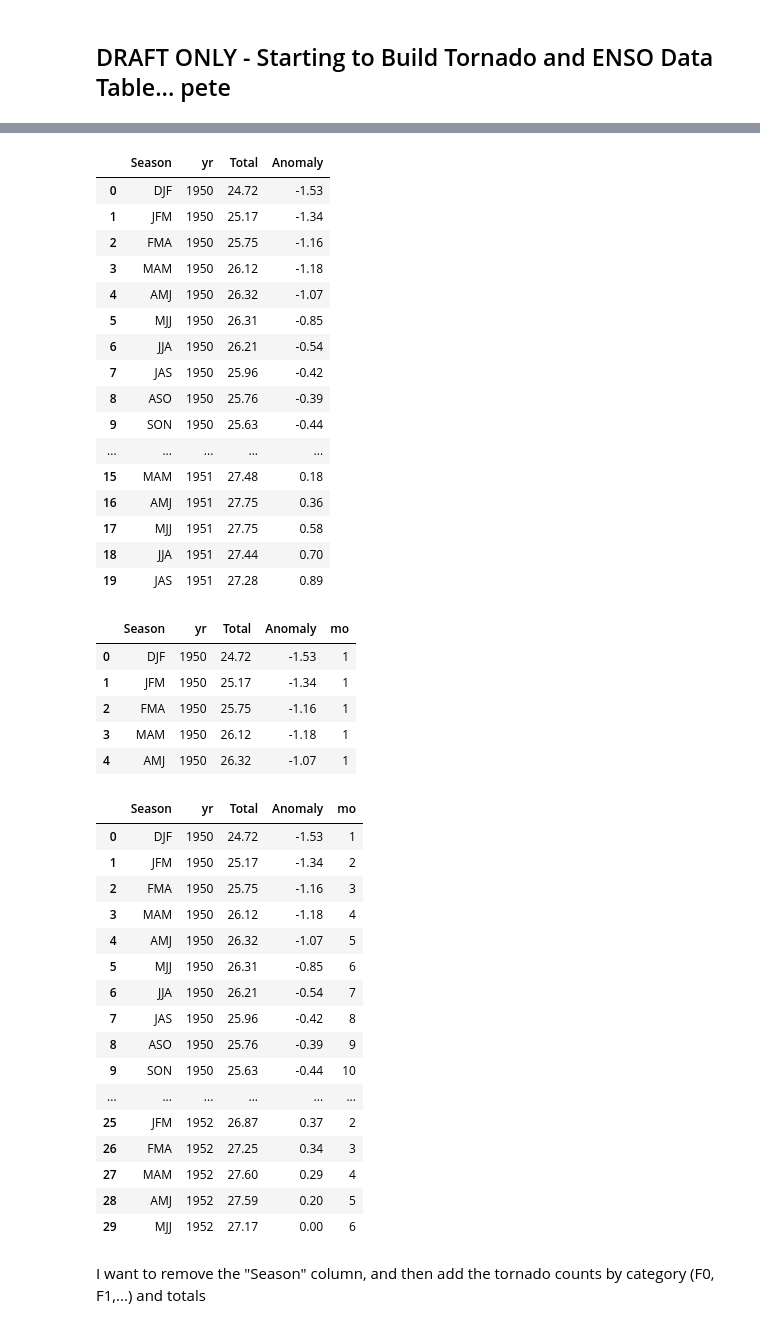
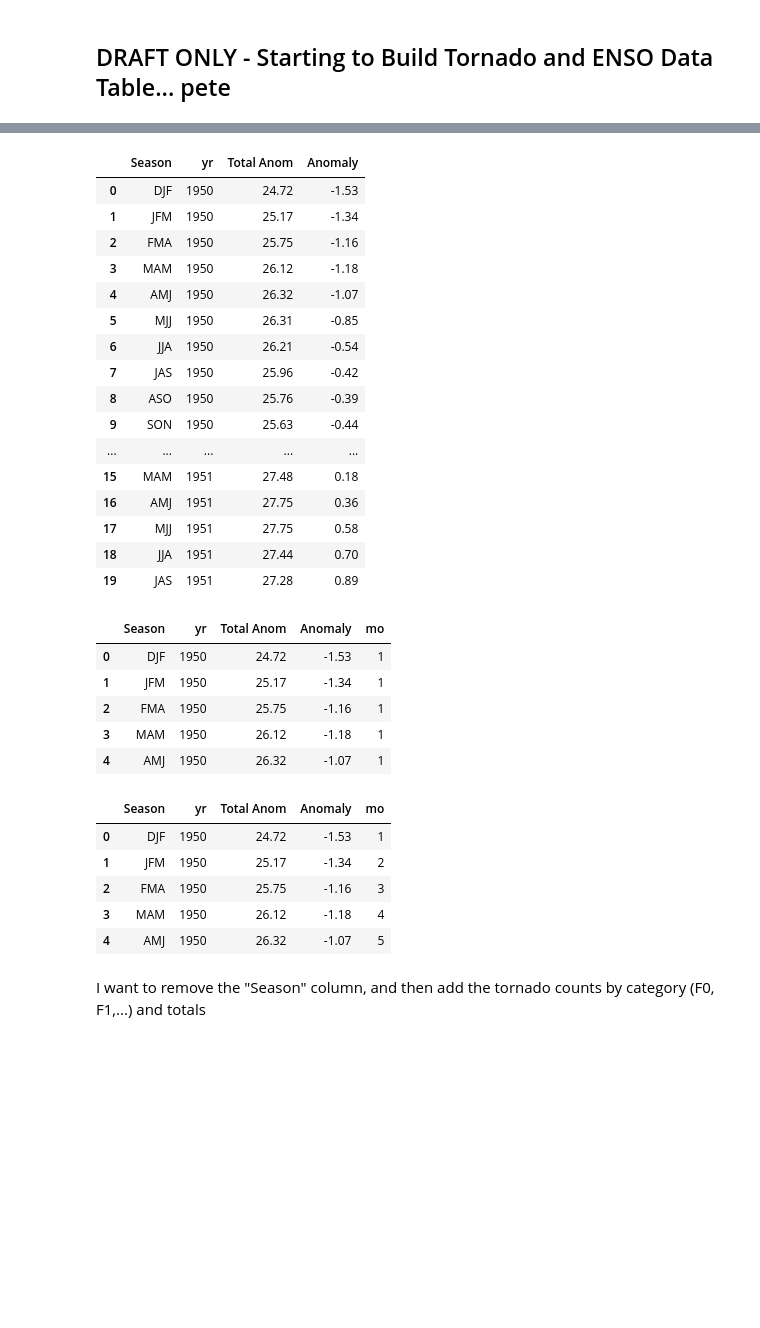
Before and after one commit to pjbroll/interim_3, a Jupyter notebook: tornado_enso.ipynb, the cells around one changed output, grey strips where cells are left out. Saved outputs shown, nothing was run; the diff lists cells and outputs as text; code cells hidden in the pictures; blank space fills up the shorter version.

```diff
--- a/tornado_enso.ipynb
+++ b/tornado_enso.ipynb
@@ -132,7 +159,7 @@ enso = "oni_enso.csv"
 enso_data = pd.read_csv(enso, delimiter=",")
 # %%
 #Rename columns
-enso_data = enso_data.rename(columns={"SEAS":"Season","YR":"yr","TOTAL":"Total","ANOM":"Anomaly"
+enso_data = enso_data.rename(columns={"SEAS":"Season","YR":"yr","TOTAL":"Total Anom","ANOM":"Anomaly"
                                      })
 
 enso_data.head()
@@ -147,7 +174,7 @@ enso_data.head()
 new_enso = enso_data.copy()
 new_enso.head(20)
 # %% [output]
-|  | Season | yr | Total | Anomaly |
+|  | Season | yr | Total Anom | Anomaly |
 | 0 | DJF | 1950 | 24.72 | -1.53 |
 | 1 | JFM | 1950 | 25.17 | -1.34 |
 | 2 | FMA | 1950 | 25.75 | -1.16 |
@@ -170,7 +197,7 @@ new_enso.head(20)
 new_enso["mo"] = new_enso.loc[new_enso.Season == "DJF", "mo"] = 1
 new_enso.head()
 # %% [output]
-|  | Season | yr | Total | Anomaly | mo |
+|  | Season | yr | Total Anom | Anomaly | mo |
 | 0 | DJF | 1950 | 24.72 | -1.53 | 1 |
 | 1 | JFM | 1950 | 25.17 | -1.34 | 1 |
 | 2 | FMA | 1950 | 25.75 | -1.16 | 1 |
@@ -179,35 +206,24 @@ new_enso.head()
 # %%
 new_enso.loc[new_enso['Season'].eq("DJF"), "mo"] = 1
 new_enso.loc[new_enso['Season'].eq("JFM"), "mo"] = 2
 new_enso.loc[new_enso['Season'].eq("FMA"), "mo"] = 3
 new_enso.loc[new_enso['Season'].eq("MAM"), "mo"] = 4
 new_enso.loc[new_enso['Season'].eq("AMJ"), "mo"] = 5
 new_enso.loc[new_enso['Season'].eq("MJJ"), "mo"] = 6
 new_enso.loc[new_enso['Season'].eq("JJA"), "mo"] = 7
 new_enso.loc[new_enso['Season'].eq("JAS"), "mo"] = 8
 new_enso.loc[new_enso['Season'].eq("ASO"), "mo"] = 9
 new_enso.loc[new_enso['Season'].eq("SON"), "mo"] = 10
 new_enso.loc[new_enso['Season'].eq("OND"), "mo"] = 11
 new_enso.loc[new_enso['Season'].eq("NDJ"), "mo"] = 12
-new_enso.head(30)
+new_enso.head()
 # %% [output]
-|  | Season | yr | Total | Anomaly | mo |
+|  | Season | yr | Total Anom | Anomaly | mo |
 | 0 | DJF | 1950 | 24.72 | -1.53 | 1 |
 | 1 | JFM | 1950 | 25.17 | -1.34 | 2 |
 | 2 | FMA | 1950 | 25.75 | -1.16 | 3 |
 | 3 | MAM | 1950 | 26.12 | -1.18 | 4 |
 | 4 | AMJ | 1950 | 26.32 | -1.07 | 5 |
-| 5 | MJJ | 1950 | 26.31 | -0.85 | 6 |
-| 6 | JJA | 1950 | 26.21 | -0.54 | 7 |
-| 7 | JAS | 1950 | 25.96 | -0.42 | 8 |
-| 8 | ASO | 1950 | 25.76 | -0.39 | 9 |
-| 9 | SON | 1950 | 25.63 | -0.44 | 10 |
-| ... | ... | ... | ... | ... | ... |
-| 25 | JFM | 1952 | 26.87 | 0.37 | 2 |
-| 26 | FMA | 1952 | 27.25 | 0.34 | 3 |
-| 27 | MAM | 1952 | 27.60 | 0.29 | 4 |
-| 28 | AMJ | 1952 | 27.59 | 0.20 | 5 |
-| 29 | MJJ | 1952 | 27.17 | 0.00 | 6 |
 # %% [markdown]
 I want to remove the "Season" column, and then add the tornado counts by category (F0, F1,...) and totals
 # %%
```
Also changed, not shown: parts of 143 cells of this notebook, 1 other file.
